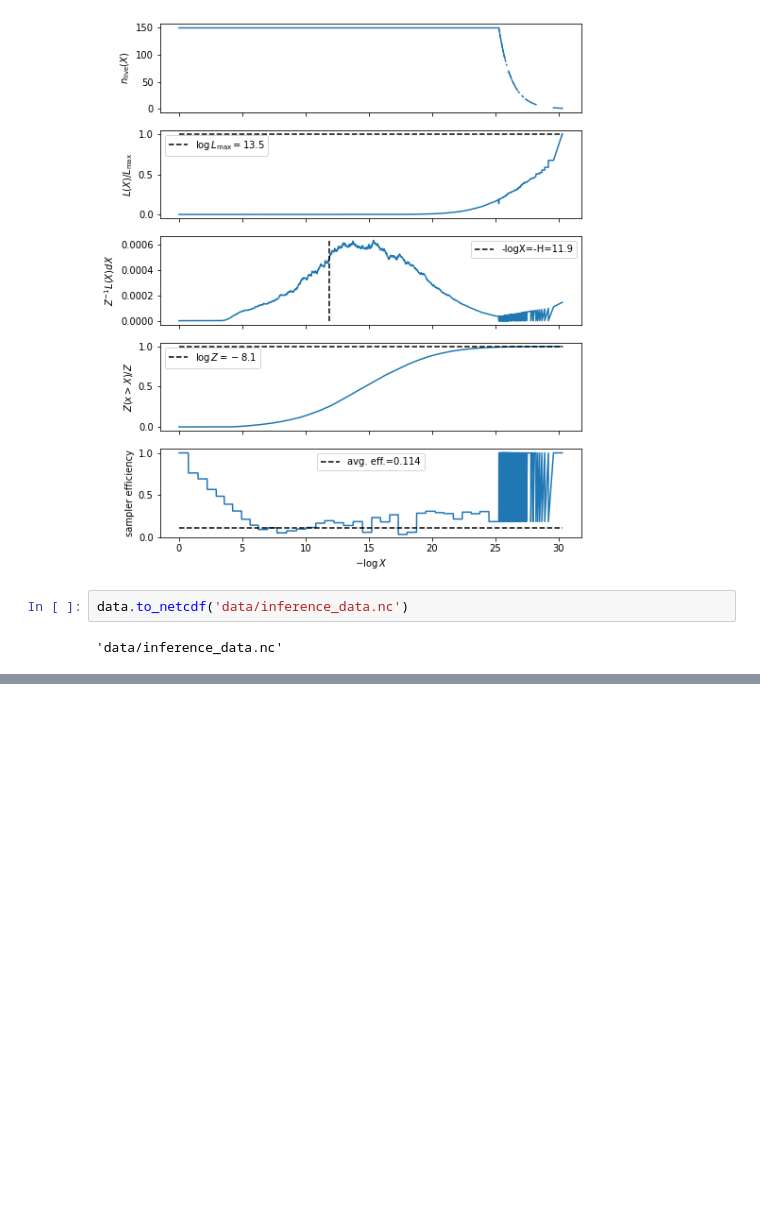
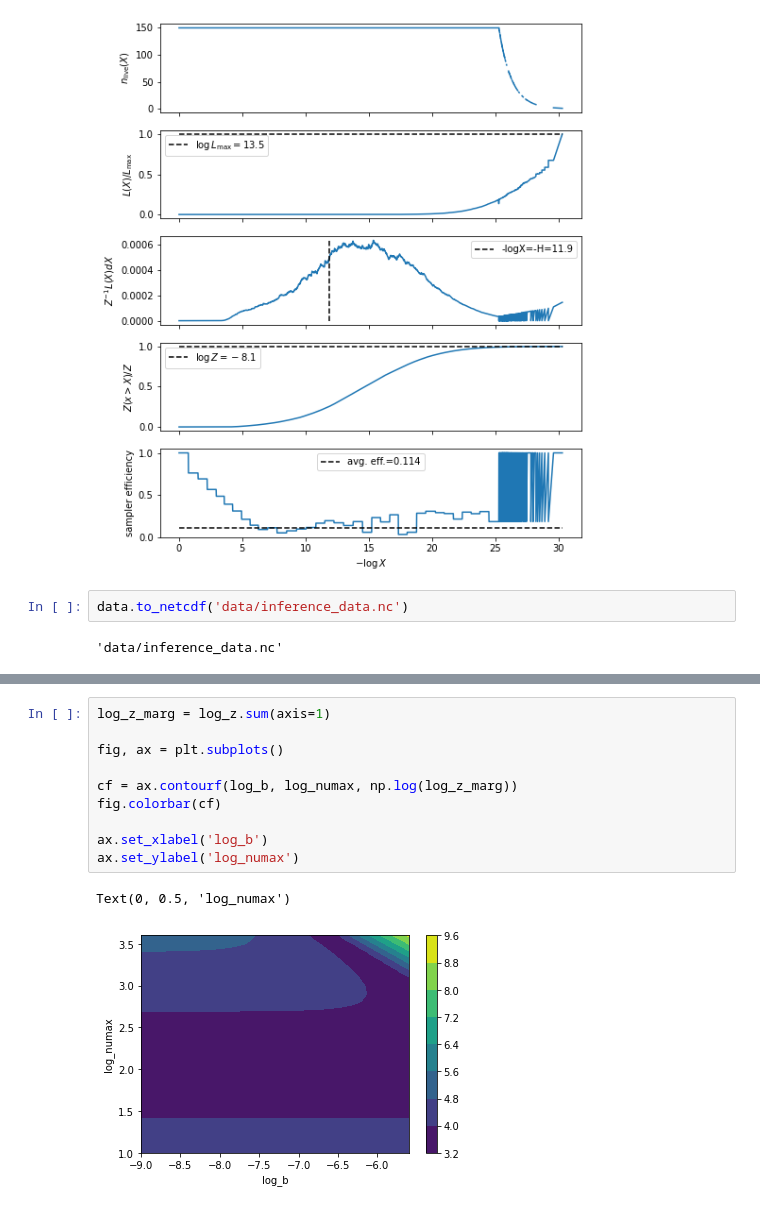
Before and after one commit to alexlyttle/asterion, a Jupyter notebook: notebook/updated_glitch_example.ipynb, the cells around one changed output, grey strips where cells are left out. Drawn from its saved outputs; the diff is of its cells as text; blank space fills up the shorter version.

```diff
--- a/notebook/updated_glitch_example.ipynb
+++ b/notebook/updated_glitch_example.ipynb
@@ -170,0 +243,13 @@ data.to_netcdf('data/inference_data.nc')
+# %%
+log_z_marg = log_z.sum(axis=1)
+
+fig, ax = plt.subplots()
+
+cf = ax.contourf(log_b, log_numax, np.log(log_z_marg))
+fig.colorbar(cf)
+
+ax.set_xlabel('log_b')
+ax.set_ylabel('log_numax')
+# %% [output]
+Text(0, 0.5, 'log_numax')
+[figure, added]
```
Also changed, not shown: parts of 14 cells of this notebook.
